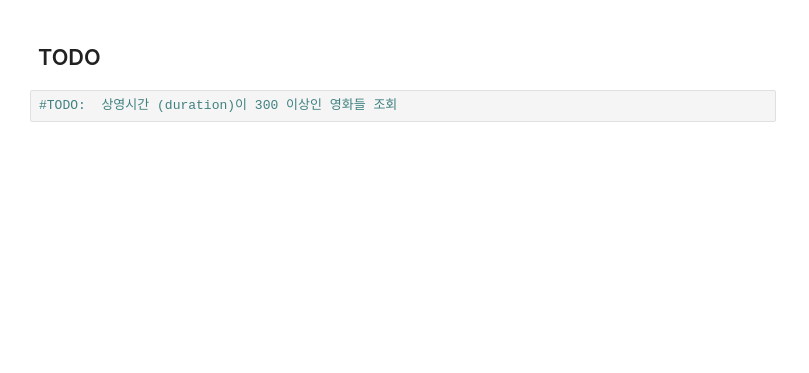
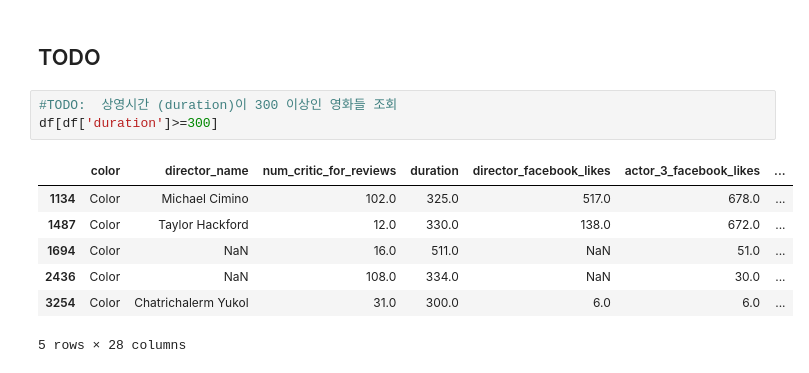
Before and after one commit to daeminkim/Numpy_Pandas_Matplotlib, a Jupyter notebook: 02_Pandas_DataFrame.ipynb, the cells around one changed output. Saved outputs shown, nothing was run; the diff lists cells and outputs as text; blank space fills up the shorter version.

```diff
--- a/02_Pandas_DataFrame.ipynb
+++ b/02_Pandas_DataFrame.ipynb
@@ -1931,5 +2103,14 @@ df1.iloc[5:10,[0,1,2]]
 ## TODO
 # %%
 #TODO:  상영시간 (duration)이 300 이상인 영화들 조회
+df[df['duration']>=300]
+# %% [output]
+|  | color | director_name | num_critic_for_reviews | duration | director_facebook_likes | actor_3_facebook_likes | ... |
+| 1134 | Color | Michael Cimino | 102.0 | 325.0 | 517.0 | 678.0 | ... |
+| 1487 | Color | Taylor Hackford | 12.0 | 330.0 | 138.0 | 672.0 | ... |
+| 1694 | Color | NaN | 16.0 | 511.0 | NaN | 51.0 | ... |
+| 2436 | Color | NaN | 108.0 | 334.0 | NaN | 30.0 | ... |
+| 3254 | Color | Chatrichalerm Yukol | 31.0 | 300.0 | 6.0 | 6.0 | ... |
+5 rows × 28 columns
 # %%
 #TODO:  상영시간 (duration)이 300 이상인 영화들의 영화제목(movie_title)과 감독이름(director_name) 조회
```
Also changed, not shown: parts of 39 cells of this notebook.
